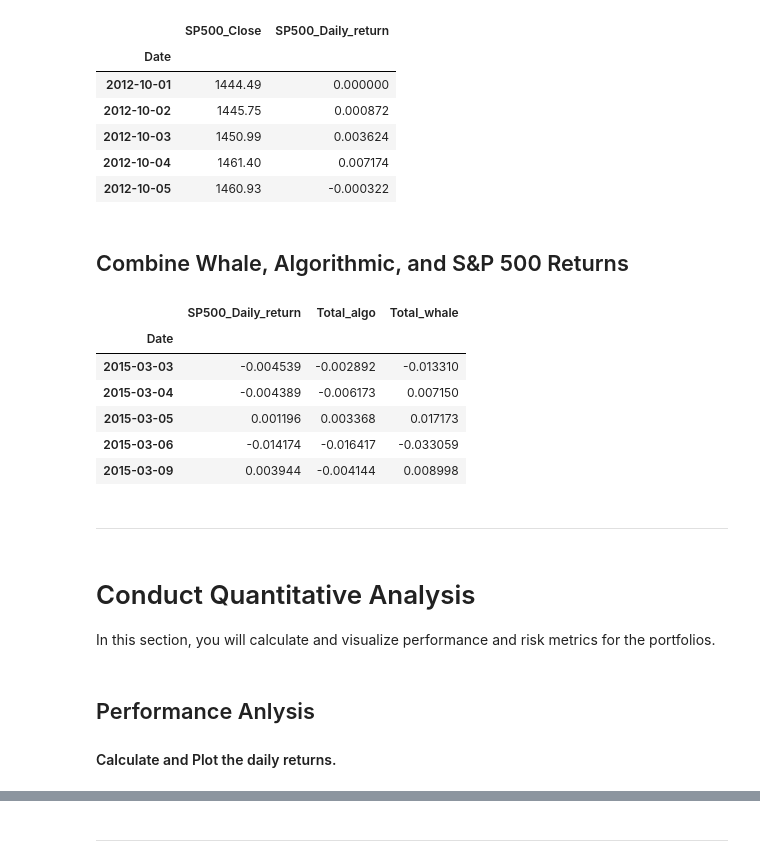
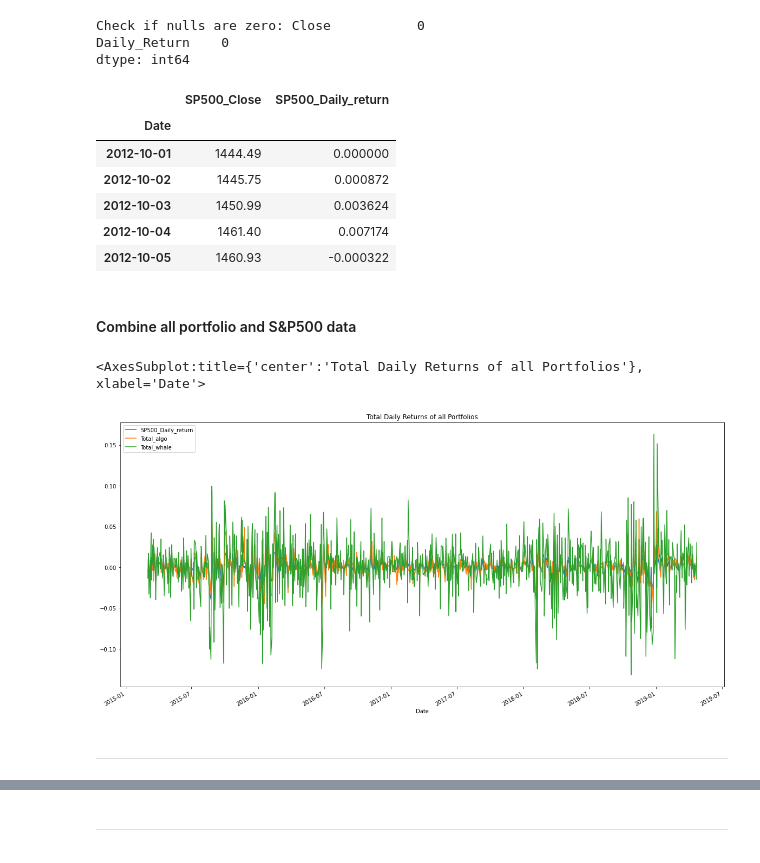
Before and after one commit to JTEELE/Algorithmic-Investment_Analysis, a Jupyter notebook: main.ipynb, the cells around one changed output, grey strips where cells are left out. Saved outputs shown, nothing was run; the diff lists cells and outputs as text; code cells hidden in the pictures.

```diff
--- a/main.ipynb
+++ b/main.ipynb
@@ -166,4 +56,10 @@ sp_df.to_csv('Resources/sp500_history_modified.csv')
 # %%
+# Calculate daily S&P500 returns
+sp_df['Daily_Return'] = sp_df.pct_change()
+sp_df['Daily_Return'] = sp_df['Daily_Return'].fillna(0)
+sp_df.to_csv('Resources/sp500_history_modified.csv')
+print(f'Check if nulls are zero: {sp_df.isnull().sum()}')
+
 # Rename `Close` Column to be specific to this portfolio.
 # Extract data to new csv file and assign new csv_reader function.
 sp_df.to_csv('Resources/sp500_history_modified.csv')
@@ -173,6 +69,9 @@ col_names = ["SP500_Close", "SP500_Daily_return"]
 new_sp_df.columns = col_names
 new_sp_df.head()
 # %% [output]
+Check if nulls are zero: Close           0
+Daily_Return    0
+dtype: int64
 |  | SP500_Close | SP500_Daily_return |
 | Date |  |  |
 | 2012-10-01 | 1444.49 | 0.000000 |
@@ -181,32 +80,19 @@ new_sp_df.head()
 | 2012-10-04 | 1461.40 | 0.007174 |
 | 2012-10-05 | 1460.93 | -0.000322 |
 # %% [markdown]
-## Combine Whale, Algorithmic, and S&P 500 Returns
+#### Combine all portfolio and S&P500 data
 # %%
-# Join Whale Returns, Algorithmic Returns, and the S&P 500 Returns into a single DataFrame with columns for each portfolio's returns.
 total_portfolios = pd.concat([new_sp_df,algo_df,whale_df], axis='columns', join='inner')
 # Create new columns for sum of each portfolio
 total_portfolios['Total_algo'] = total_portfolios['Algo 1'] + total_portfolios['Algo 2']
 total_portfolios['Total_whale'] = total_portfolios['SOROS FUND MANAGEMENT LLC'] + total_portfolios['PAULSON & CO.INC. '] + total_portfolios['TIGER GLOBAL MANAGEMENT LLC'] + total_portfolios['BERKSHIRE HATHAWAY INC']
 # Drop non-utilized columns
 total_portfolios.drop(columns=['SP500_Close', 'Algo 1', 'Algo 2', 'SOROS FUND MANAGEMENT LLC', 'PAULSON & CO.INC. ', 'TIGER GLOBAL MANAGEMENT LLC', 'BERKSHIRE HATHAWAY INC'], inplace=True)
 total_portfolios.sort_index(inplace=True)
-total_portfolios.head(5)
+# Plot daily returns of all portfolios
+total_portfolios.plot(figsize=(20,10),title='Total Daily Returns of all Portfolios')
 # %% [output]
-|  | SP500_Daily_return | Total_algo | Total_whale |
-| Date |  |  |  |
-| 2015-03-03 | -0.004539 | -0.002892 | -0.013310 |
-| 2015-03-04 | -0.004389 | -0.006173 | 0.007150 |
-| 2015-03-05 | 0.001196 | 0.003368 | 0.017173 |
-| 2015-03-06 | -0.014174 | -0.016417 | -0.033059 |
-| 2015-03-09 | 0.003944 | -0.004144 | 0.008998 |
+<AxesSubplot:title={'center':'Total Daily Returns of all Portfolios'}, xlabel='Date'>
+[figure, added]
 # %% [markdown]
 ---
-# %% [markdown]
-# Conduct Quantitative Analysis
-
-In this section, you will calculate and visualize performance and risk metrics for the portfolios.
-# %% [markdown]
-## Performance Anlysis
-
-#### Calculate and Plot the daily returns.
```
Also changed, not shown: parts of 78 cells of this notebook, 10 other files.
